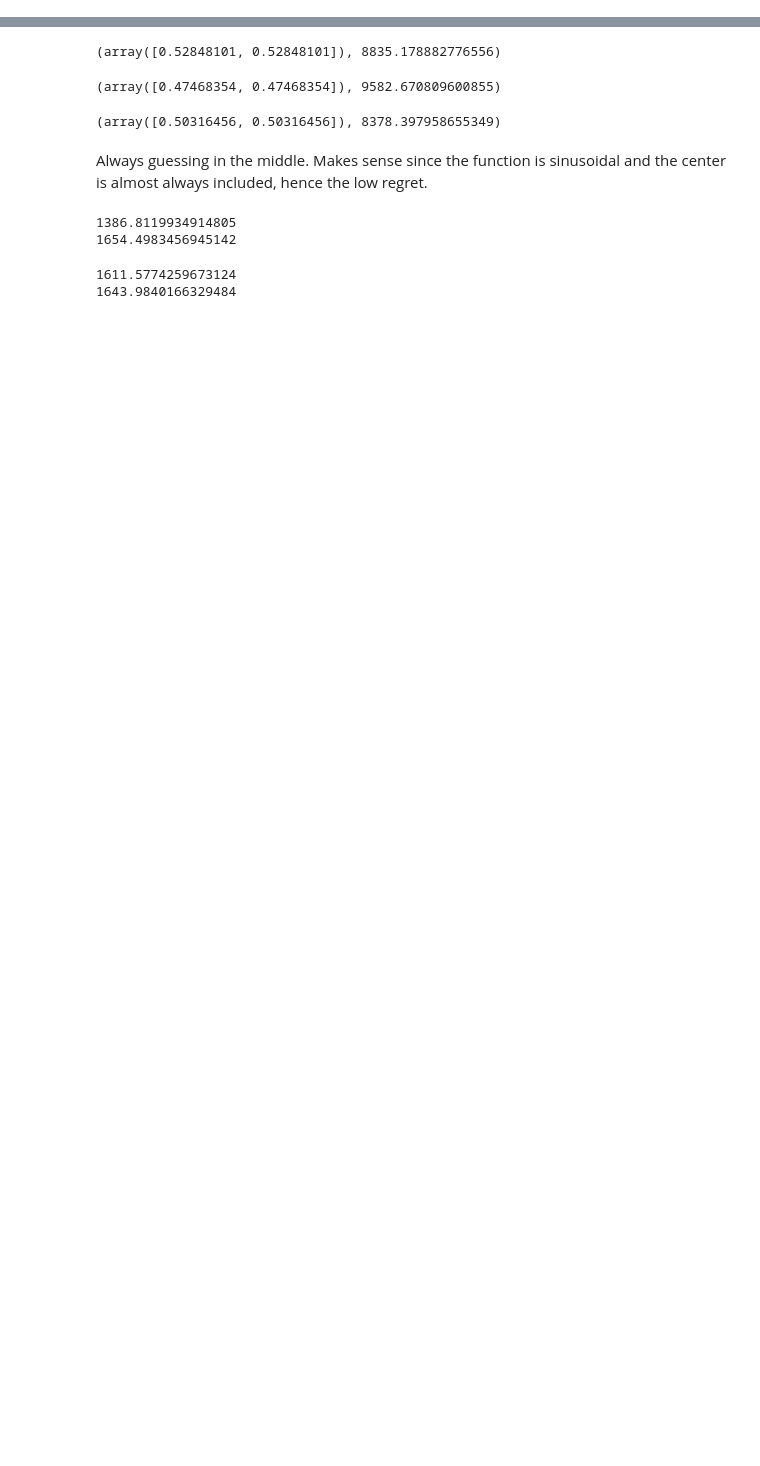
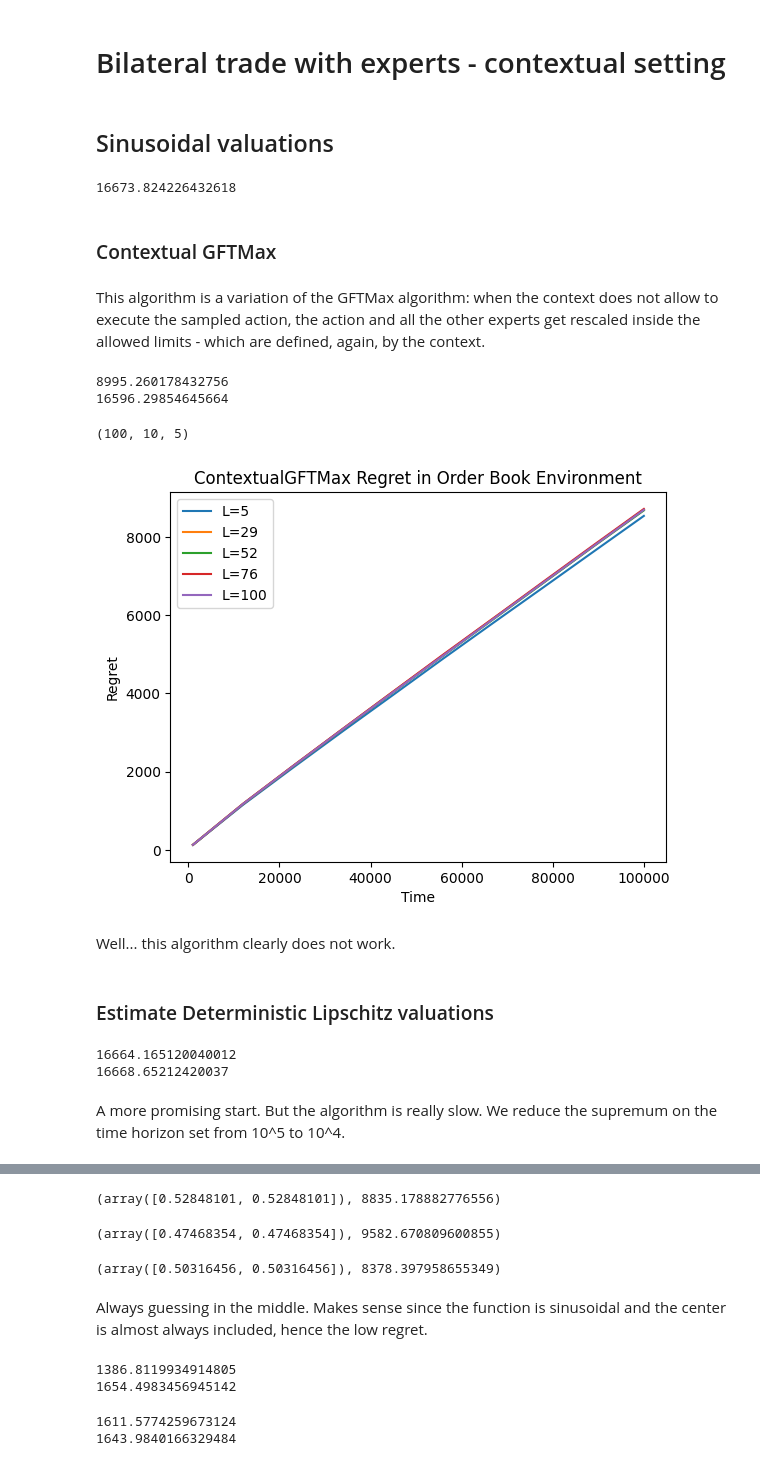
Before and after one commit to emanuelecoccia/online-bilateral-trade, a Jupyter notebook: notebooks/implementation.ipynb, the cells around one changed output, grey strips where cells are left out. Drawn from its saved outputs; the diff is of its cells as text; code cells hidden in the pictures; blank space fills up the shorter version.

```diff
--- a/notebooks/implementation.ipynb
+++ b/notebooks/implementation.ipynb
@@ -26,0 +86,41 @@ Best expert on multiplicative grid: [0.25 0.25]. GFT: 75000.0
+# %% [markdown]
+# Bilateral trade with experts - contextual setting
+# %% [markdown]
+## Sinusoidal valuations
+# %%
+T = 100000
+order_book, valuation_sequence = construct_sequence_with_lipschitz_valuations(T, Lipschitz_constant=10)
+env = OrderBookEnvironment(T, order_book, valuation_sequence)
+print(env.get_policy_gft_having_adhoc_valuations())
+# %% [output]
+16673.824226432618
+# %% [markdown]
+### Contextual GFTMax
+# %% [markdown]
+This algorithm is a variation of the GFTMax algorithm: when the context does not allow to execute the sampled action, the action and all the other experts get rescaled inside the allowed limits - which are defined, again, by the context.
+# %%
+T = 100000
+order_book, valuation_sequence = construct_sequence_with_lipschitz_valuations(T, Lipschitz_constant=10)
+env = OrderBookEnvironment(T, order_book, valuation_sequence)
+learner = ContextualGFTMax(T, env)
+learner.run()
+
+print(learner.get_final_gft())
+print(env.get_policy_gft_having_adhoc_valuations())
+# %% [output]
+8995.260178432756
+16596.29854645664
+# %%
+time = np.linspace(1000, 100000, 10, dtype=int)
+L_constants = np.linspace(5, 100, 5)
+
+# Define the function in the global scope
+def compute_regret():
+    _, _, regret = compute_scaling_laws_with_policy_regret(
+        ContextualGFTMax, OrderBookEnvironment, time, L_constants,
+        construct_sequence_with_lipschitz_valuations
+        )
+    return regret
+
+num_iterations = 100
+regrets = Parallel(n_jobs=-1)(delayed(compute_regret)() for _ in range(num_iterations))
@@ -26,0 +132,38 @@ Best expert on multiplicative grid: [0.25 0.25]. GFT: 75000.0
+# %%
+regrets = np.array(regrets)
+print(regrets.shape)
+# %% [output]
+(100, 10, 5)
+# %%
+# Calculate the mean of each run
+means = np.mean(regrets, axis=0)
+
+# Plot the mean of the regrets per L against time
+plt.figure()
+for i, L in enumerate(L_constants):
+    plt.plot(time, means[:, i], label=f'L={round(L)}')
+plt.xlabel('Time')
+plt.ylabel('Regret')
+plt.title('ContextualGFTMax Regret in Order Book Environment')
+plt.legend()
+plt.show()
+# %% [output]
+[figure, added]
+# %% [markdown]
+Well... this algorithm clearly does not work.
+# %% [markdown]
+### Estimate Deterministic Lipschitz valuations
+# %%
+T = 100000
+order_book, valuation_sequence = construct_sequence_with_lipschitz_valuations(T, Lipschitz_constant=10)
+env = OrderBookEnvironment(T, order_book, valuation_sequence)
+learner = EDLV(T, env, L=10)
+learner.run()
+
+print(learner.get_final_gft())
+print(env.get_policy_gft_having_adhoc_valuations())
+# %% [output]
+16664.165120040012
+16668.65212420037
+# %% [markdown]
+A more promising start. But the algorithm is really slow. We reduce the supremum on the time horizon set from 10^5 to 10^4.
```
Also changed, not shown: parts of 28 cells of this notebook.
